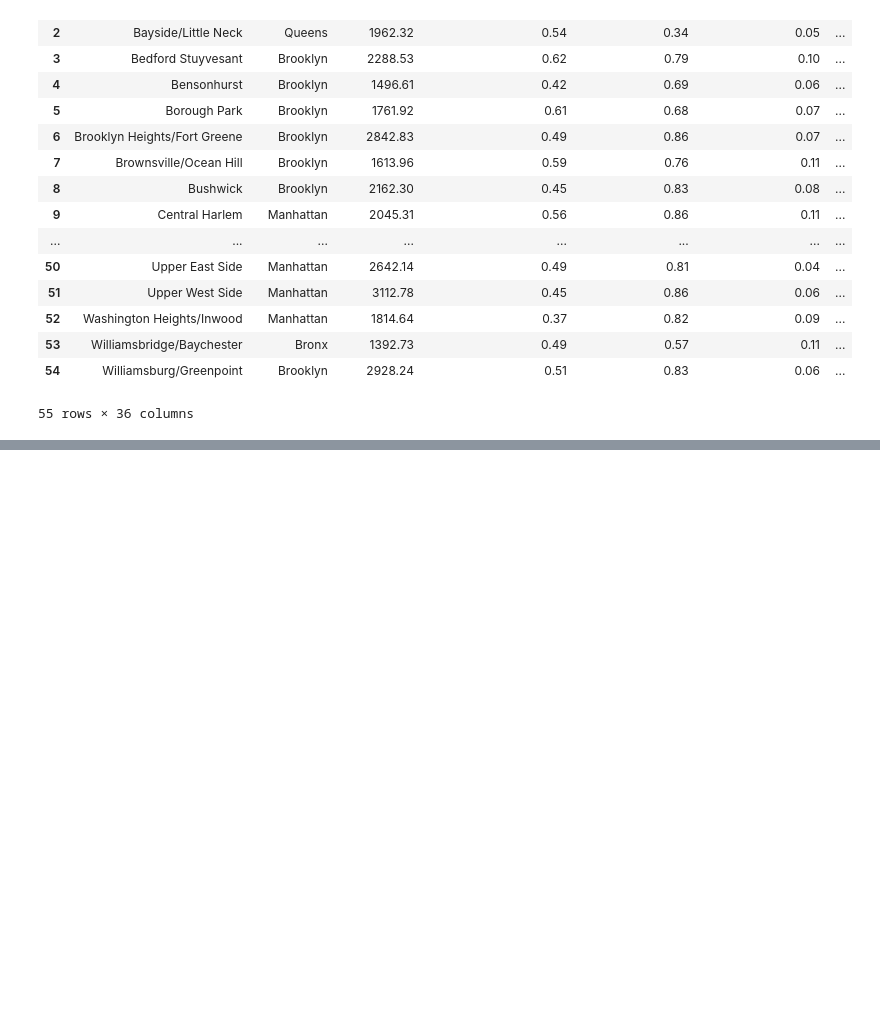
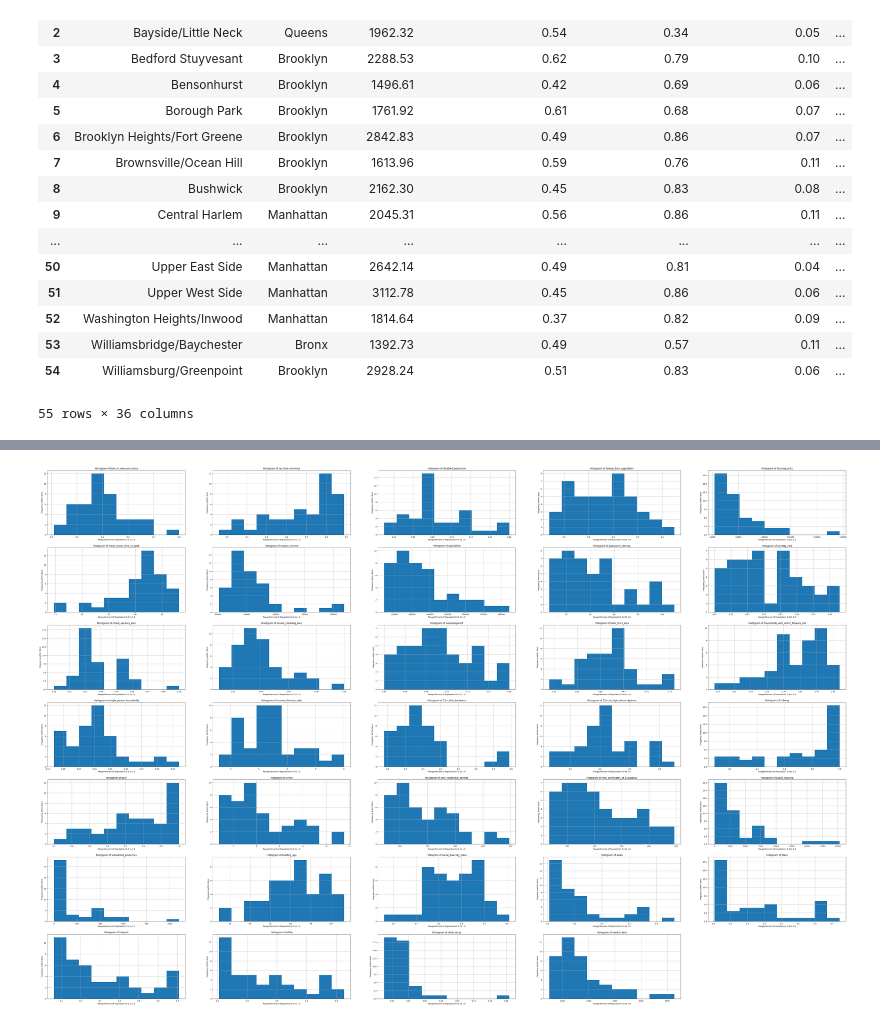
Before and after one commit to dcodess/NYCTownHallProject, a Jupyter notebook: archive/bingus.ipynb, the cells around one changed output, grey strips where cells are left out. Saved outputs shown, nothing was run; the diff lists cells and outputs as text; code cells hidden in the pictures; blank space fills up the shorter version.

```diff
--- a/archive/bingus.ipynb
+++ b/archive/bingus.ipynb
@@ -28,0 +77,13 @@ data
+# %%
+from sklearn.model_selection import train_test_split
+
+numeric_data = data.select_dtypes(include=[np.number])
+
+
+x = numeric_data.drop(['median_rent'], axis=1)
+### Dropping 'boro_names and 'Jamica' because of an error
+# x = numedata[data['boro_names'] != 'Jamacia']
+# x = data.drop(['boro_names'], axis=1)
+# x = data.drop(['23'], axis='rows')
+
+y = numeric_data['median_rent']
@@ -28,0 +131,2 @@ data
+# %%
+x_train, x_test, y_train, y_test = train_test_split(x, y, test_size= 0.2)
@@ -28,0 +154,4 @@ data
+# %%
+
+train_data = x_train.join(y_train, lsuffix='_x', rsuffix='_y')
+numeric_train_data = train_data.select_dtypes(include=[np.number])
@@ -28,0 +191,35 @@ data
+# %%
+
+
+# Determine the number of rows and columns for your subplots
+n_rows = int(len(train_data.columns) / 5) + 1
+n_cols = 5
+
+# Create a figure with a specific size
+fig, axes = plt.subplots(n_rows, n_cols, figsize=(75, 50))
+axes = axes.ravel()  # Flatten the 2D array of axes for easier iteration
+
+# Iterate through the columns of the DataFrame and plot histograms
+for i, column in enumerate(train_data.columns):
+    if i >= len(train_data.columns):
+        break  # Handle extra spaces in the subplot grid
+    ax = axes[i]
+    train_data[column].plot(kind='hist', ax=ax)
+    ax.set_title(f'Histogram of {column}')
+    ax.set_xlabel('Range(Percent of Population) 0.0 to 1.0')
+    ax.set_ylabel('Frequency within Boro')
+
+    #Gridlines???
+    # ax.grid(True)
+
+# Remove any empty subplots
+for i in range(len(train_data.columns), n_rows * n_cols):
+    fig.delaxes(axes[i])
+
+# Adjust the layout
+# plt.tight_layout()
+
+# Display the entire figure
+plt.show()
+# %% [output]
+[figure, added]
```
Also changed, not shown: parts of 26 cells of this notebook, 1 other file.
